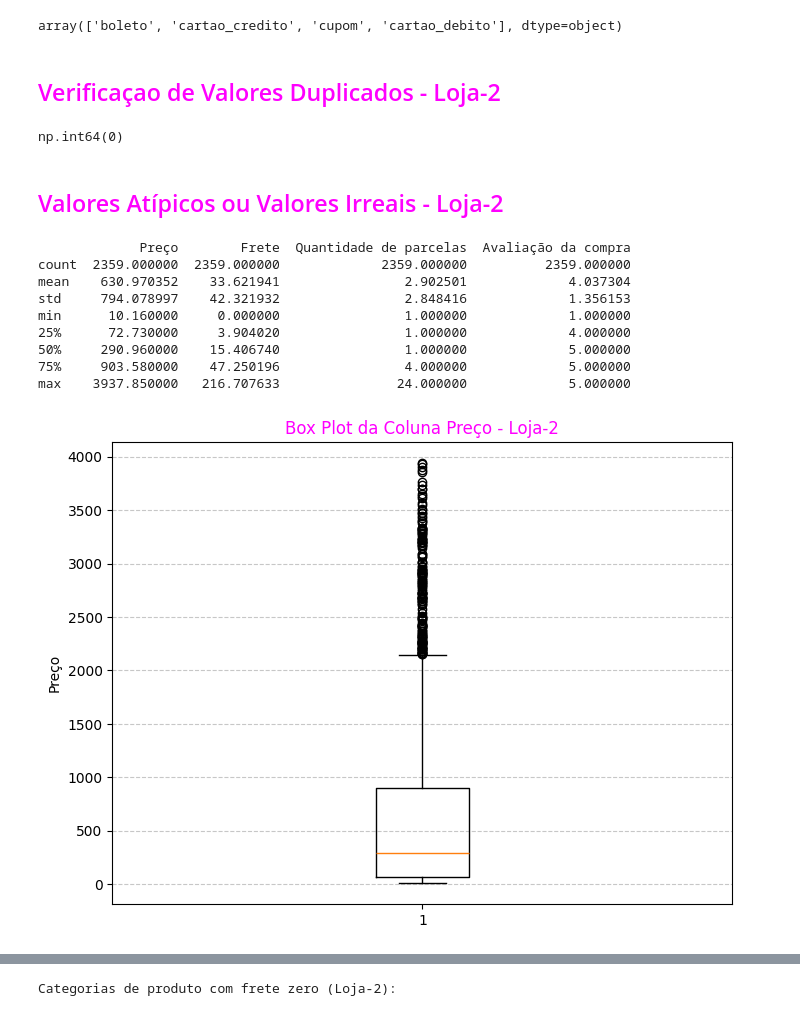
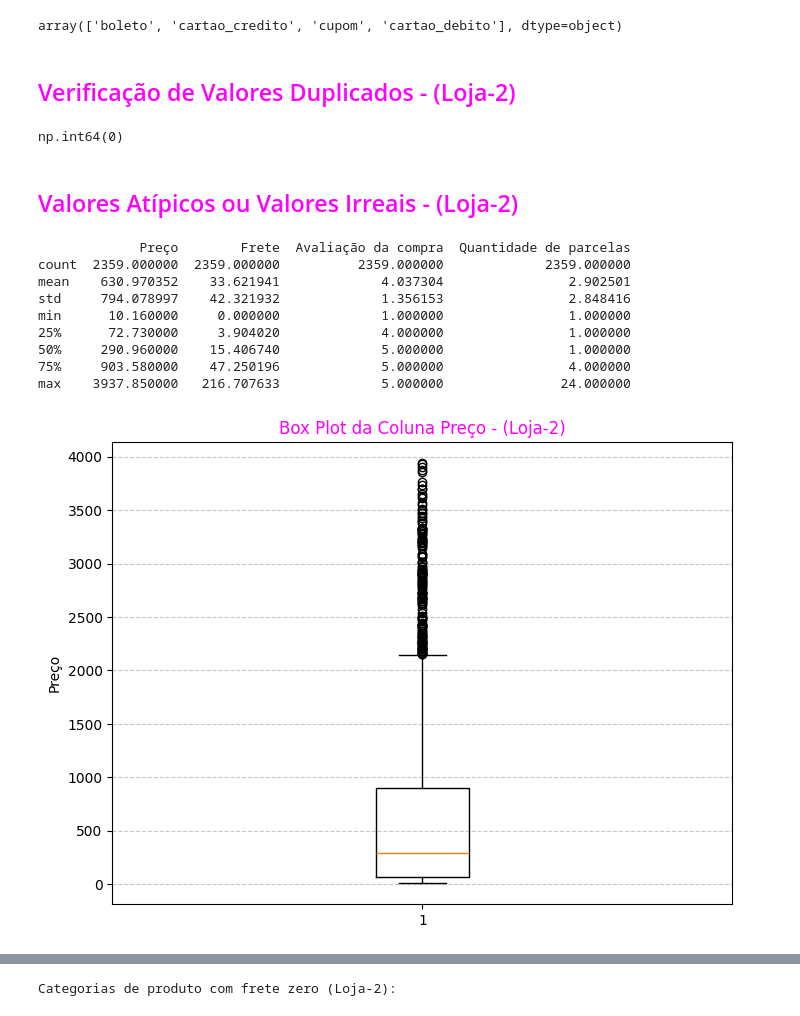
Before and after one commit to WBruni/Analise_Vendas_e_Desempenho_Loja, a Jupyter notebook: AluraStoreBrasil.ipynb, the cells around one changed output, grey strips where cells are left out. Saved outputs shown, nothing was run; the diff lists cells and outputs as text; code cells hidden in the pictures.

```diff
--- a/AluraStoreBrasil.ipynb
+++ b/AluraStoreBrasil.ipynb
@@ -411,38 +415,38 @@ loja2['Tipo de pagamento'].unique()
 # %% [output]
 array(['boleto', 'cartao_credito', 'cupom', 'cartao_debito'], dtype=object)
 # %% [markdown]
-## <font color='magenta'>Verificaçao de Valores Duplicados - Loja-2</font>
+## <font color='magenta'>Verificação de Valores Duplicados - (Loja-2)</font>
 # %%
 loja2.duplicated().sum()
 # %% [output]
 np.int64(0)
 # %% [markdown]
-## <font color='magenta'>Valores Atípicos ou Valores Irreais - Loja-2</font>
+## <font color='magenta'>Valores Atípicos ou Valores Irreais - (Loja-2)</font>
 # %%
-colunas_numericas = ['Preço', 'Frete', 'Quantidade de parcelas', 'Avaliação da compra']
+colunas_numericas = ['Preço', 'Frete', 'Avaliação da compra', 'Quantidade de parcelas']
 
 print(loja2[colunas_numericas].describe())
 # %% [output]
-             Preço        Frete  Quantidade de parcelas  Avaliação da compra
-count  2359.000000  2359.000000             2359.000000          2359.000000
-mean    630.970352    33.621941                2.902501             4.037304
-std     794.078997    42.321932                2.848416             1.356153
-min      10.160000     0.000000                1.000000             1.000000
-25%      72.730000     3.904020                1.000000             4.000000
-50%     290.960000    15.406740                1.000000             5.000000
-75%     903.580000    47.250196                4.000000             5.000000
-max    3937.850000   216.707633               24.000000             5.000000
+             Preço        Frete  Avaliação da compra  Quantidade de parcelas
+count  2359.000000  2359.000000          2359.000000             2359.000000
+mean    630.970352    33.621941             4.037304                2.902501
+std     794.078997    42.321932             1.356153                2.848416
+min      10.160000     0.000000             1.000000                1.000000
+25%      72.730000     3.904020             4.000000                1.000000
+50%     290.960000    15.406740             5.000000                1.000000
+75%     903.580000    47.250196             5.000000                4.000000
+max    3937.850000   216.707633             5.000000               24.000000
 # %%
 import matplotlib.pyplot as plt
 
 plt.figure(figsize=(8, 6))
 plt.boxplot(loja2['Preço'])
-plt.title('Box Plot da Coluna Preço - Loja-2', color = 'magenta')
+plt.title('Box Plot da Coluna Preço - (Loja-2)', color = 'magenta')
 plt.ylabel('Preço')
 plt.grid(axis='y', linestyle='--', alpha=0.7)
 plt.show()
 # %% [output]
-[figure, old version]
+[figure, new version]
 # %%
 import matplotlib.pyplot as plt
 
```
Also changed, not shown: parts of 50 cells of this notebook.
